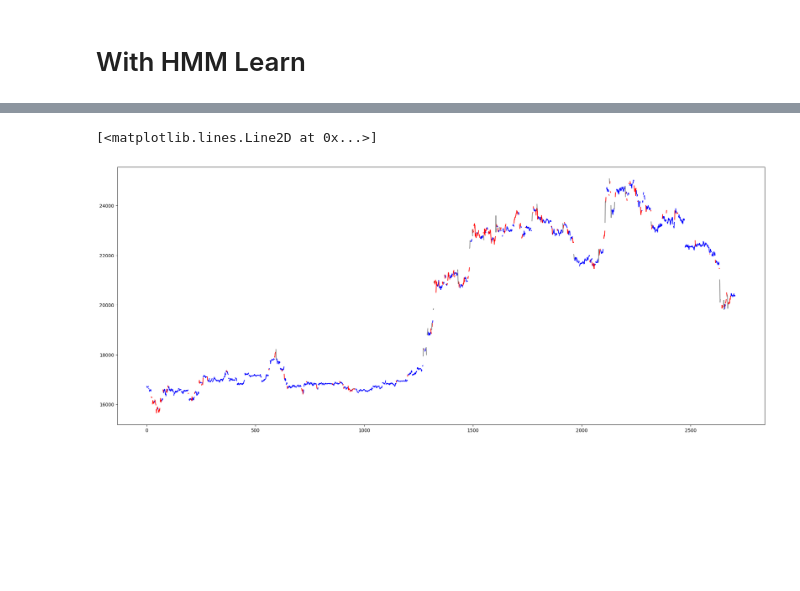
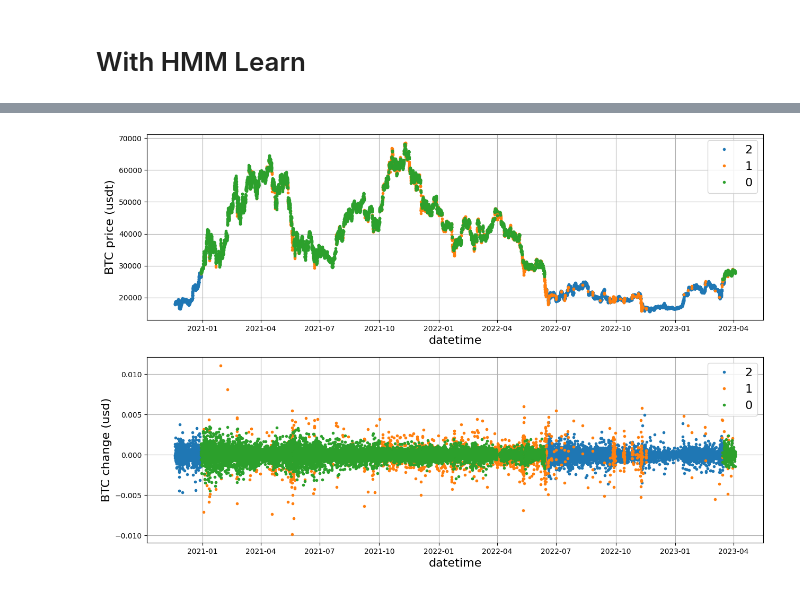
Before and after one commit to BaptisteZloch/Machine-learning-techniques-in-finance, a Jupyter notebook: src/10_Markov_Model_and_Regimes.ipynb, the cells around one changed output, grey strips where cells are left out. Cells and saved outputs as stored; diff of their text form; code cells hidden in the pictures; blank space fills up the shorter version.

```diff
--- a/src/10_Markov_Model_and_Regimes.ipynb
+++ b/src/10_Markov_Model_and_Regimes.ipynb
@@ -124,26 +130,31 @@ pd.Series(states).hist()
-# %%
-import matplotlib.pyplot as plt
-#state1,state2 = [],[]
-state1,state2,state3 = [],[],[]
-i = 0
-for state in states:
-  if state == 0:
-    state1.append(df_BTC['Close'][i])
-    state2.append(float('nan'))
-    state3.append(float('nan'))
-  if state == 1:
-    state2.append(df_BTC['Close'][i])
-    state1.append(float('nan'))
-    state3.append(float('nan'))
-  if state == 2:
-    state3.append(df_BTC['Close'][i])
-    state2.append(float('nan'))
-    state1.append(float('nan'))
-  i += 1
-plt.figure(figsize=(25,10))
-plt.plot(state1,color='blue')
-plt.plot(state2,color='red')
-plt.plot(state3,color='gray')
-# %% [output]
-[<matplotlib.lines.Line2D at 0x...>]
-[figure, removed]
+# %%
+import matplotlib.pyplot as plt
+
+    # df_BTC.index,
+    # df_BTC["Close"],
+    # c=df_BTC.Regime.values,
+
+plt.figure(figsize = (15, 10))
+plt.subplot(2,1,1)
+for i in states:
+    want = (Z == i)
+    x = df_BTC["Close"].iloc[want].index
+    y = df_BTC['Close'].iloc[want]
+    plt.plot(x, y, '.')
+plt.legend(states, fontsize=16)
+plt.grid(True)
+plt.xlabel("datetime", fontsize=16)
+plt.ylabel("BTC price (usdt)", fontsize=16)
+plt.subplot(2,1,2)
+for i in states:
+    want = (Z == i)
+    x = df_BTC["Log_Returns"].iloc[want].index
+    y = df_BTC["Log_Returns"].iloc[want]
+    plt.plot(x, y, '.')
+plt.legend(states, fontsize=16)
+plt.grid(True)
+plt.xlabel("datetime", fontsize=16)
+plt.ylabel("BTC change (usd)", fontsize=16)
+plt.show()
+# %% [output]
+[figure, added]
```
Also changed, not shown: parts of 6 cells of this notebook, 7 other files.
